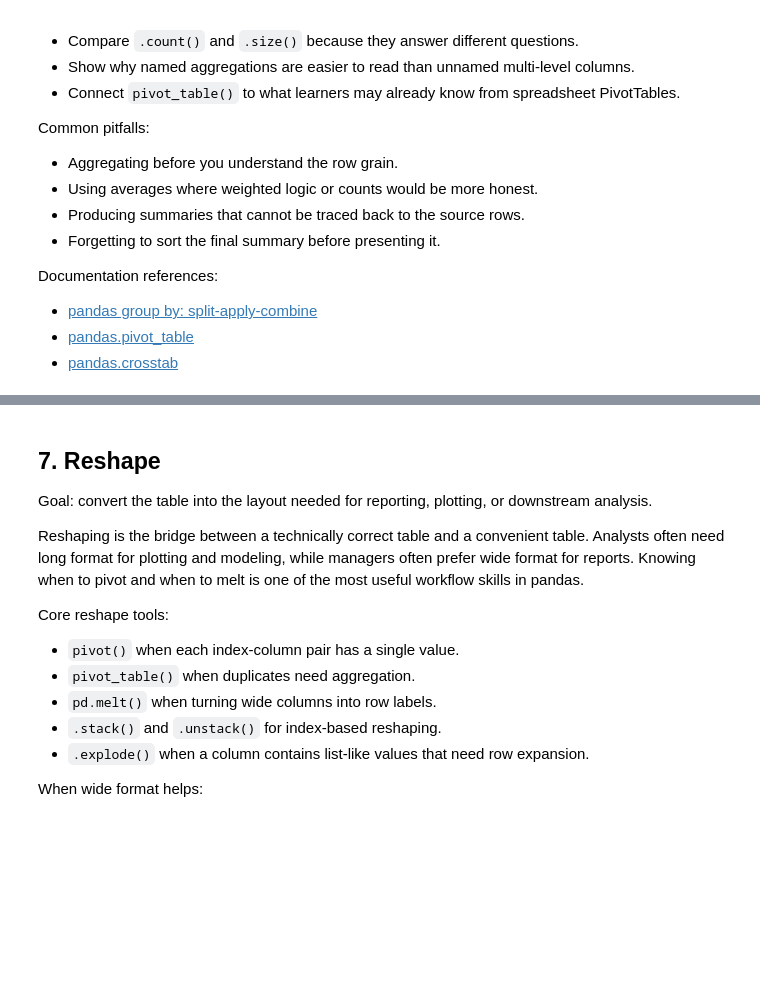
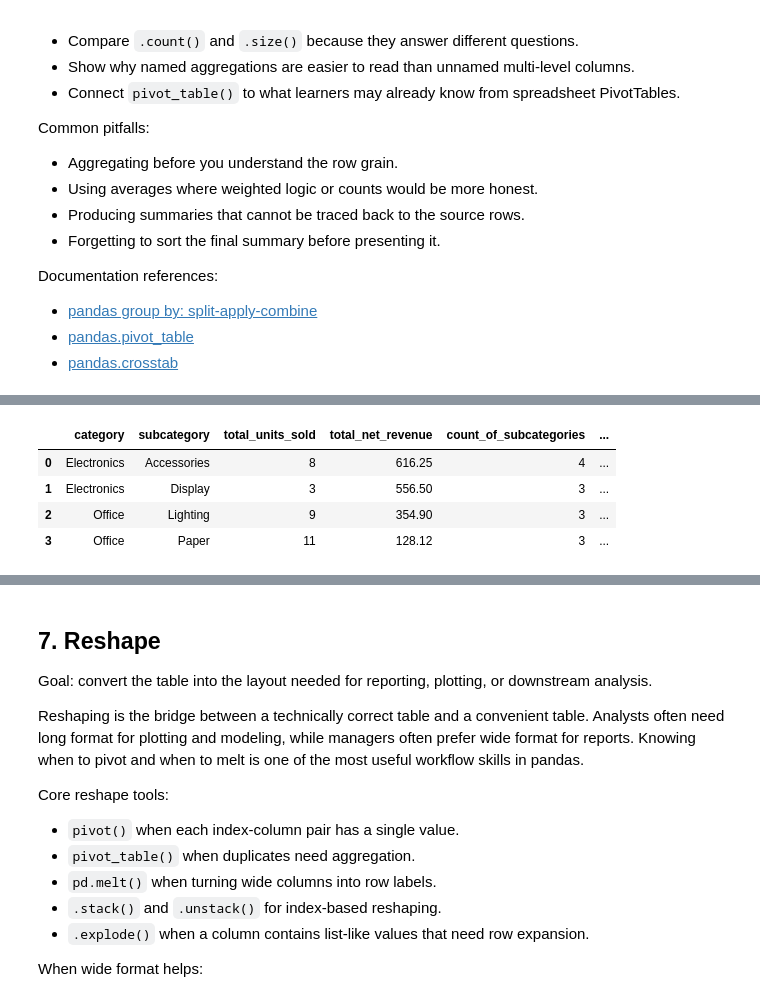
Before and after one commit to ValRCS/RTU_Python_CSP, a Jupyter notebook: notebooks/day4_pandas_full_worfklow_colab.ipynb, the cells around one changed output, grey strips where cells are left out. Saved outputs shown, nothing was run; the diff lists cells and outputs as text; code cells hidden in the pictures; blank space fills up the shorter version.

```diff
--- a/notebooks/day4_pandas_full_worfklow_colab.ipynb
+++ b/notebooks/day4_pandas_full_worfklow_colab.ipynb
@@ -1321,0 +1351,13 @@ Documentation references:
+# %%
+# ielādēsim iepriekš savilktos datus
+# mums dati ir šeit: data\day4\outputs\sales_enriched.xlsx
+# šis ceļs ir relatīvs pret projekta sakni
+# bet mūsu piezīmju grāmata atrodas notebooks mapē
+# atceramies ka data ir mums blakus notebook
+sales_enriched_path = Path("../data/day4/outputs/sales_enriched.xlsx")
+# pārbaudam vai eksistē šāds ceļs
+assert sales_enriched_path.exists(), f"Fails netika atrasts: {sales_enriched_path}"
+# tātad šeit ir garantija, ka fails ekistē
+df = pd.read_excel(sales_enriched_path)
+print(f"Sales enriched datu rāmis ielādēts ar {df.shape[0]} rindiņām un {df.shape[1]} kolonnām.")
+df.head()
@@ -1321,0 +1372,16 @@ Documentation references:
+# %%
+# grupēsim df pēc category and subcategory kolonām
+# agregēsim units and net_revenue
+sales_summary = df.groupby(["category", "subcategory"]).agg(
+    total_units_sold=pd.NamedAgg(column="units", aggfunc="sum"),
+    total_net_revenue=pd.NamedAgg(column="net_revenue", aggfunc="sum"),
+    count_of_subcategories=pd.NamedAgg(column="subcategory", aggfunc="count"),
+    average_per_subcategory=pd.NamedAgg(column="net_revenue", aggfunc="mean"),
+).reset_index().sort_values("total_net_revenue", ascending=False)
+sales_summary
+# %% [output]
+|  | category | subcategory | total_units_sold | total_net_revenue | count_of_subcategories | ... |
+| 0 | Electronics | Accessories | 8 | 616.25 | 4 | ... |
+| 1 | Electronics | Display | 3 | 556.50 | 3 | ... |
+| 2 | Office | Lighting | 9 | 354.90 | 3 | ... |
+| 3 | Office | Paper | 11 | 128.12 | 3 | ... |
```
Also changed, not shown: parts of 13 cells of this notebook.
